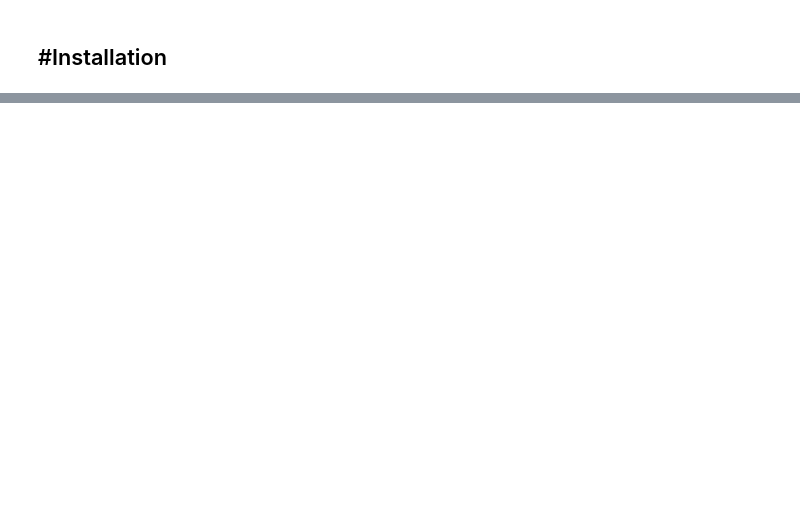
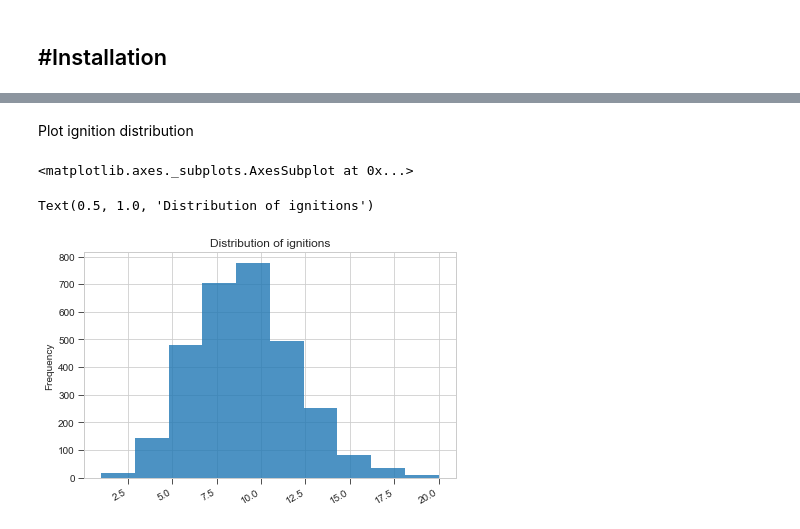
Before and after one commit to 37stu37/FFE, a Jupyter notebook: postprocessingFFE.ipynb, the cells around one changed output, grey strips where cells are left out. Cells and saved outputs as stored; diff of their text form; code cells hidden in the pictures; blank space fills up the shorter version.

```diff
--- a/postprocessingFFE.ipynb
+++ b/postprocessingFFE.ipynb
@@ -166,0 +144,22 @@ Text(0.5, 1, 'Network burn count at individual building level')
+# %% [markdown]
+Plot ignition distribution
+# %%
+c = concatDf.drop_duplicates('scenario').compute()
+
+plt.style.use('seaborn-whitegrid')
+fig, (ax1) = plt.subplots(nrows=1, ncols=1)#, figsize=(15, 10))
+
+c['InitialIgnitions'].plot('hist', ax=ax1, alpha=0.8)
+
+ax1.set_title('Distribution of ignitions')
+ax1.ticklabel_format(useOffset=False, style='plain')
+ax1.tick_params(direction="out", length=6)
+
+fig.autofmt_xdate()
+plt.tight_layout()
+# plt.savefig(pathShapefile / 'ComparisonGISvsNetwork_3000Burn.png', dpi=600)
+plt.show()
+# %% [output]
+<matplotlib.axes._subplots.AxesSubplot at 0x...>
+Text(0.5, 1.0, 'Distribution of ignitions')
+[figure, added]
```
Also changed, not shown: parts of 11 cells of this notebook.
